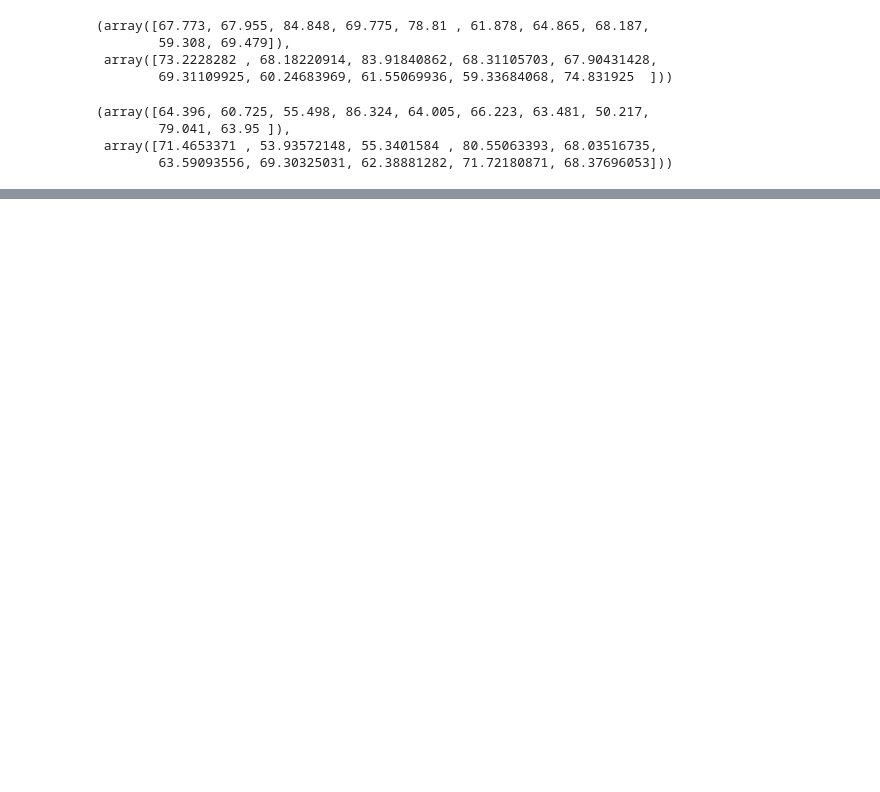
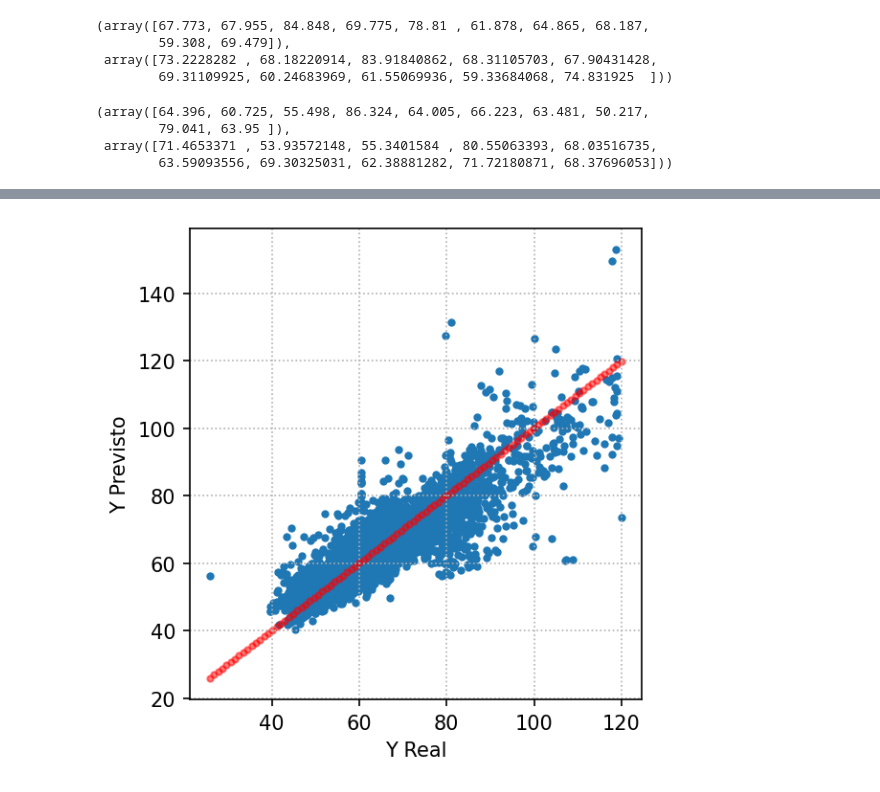
Before and after one commit to leandroneckel/aulas_data_science, a Jupyter notebook: Notebooks/Unidade 4/01_exploracao_metricas_regressao.ipynb, the cells around one changed output, grey strips where cells are left out. Drawn from its saved outputs; the diff is of its cells as text; code cells hidden in the pictures; blank space fills up the shorter version.

```diff
--- a/Notebooks/Unidade 4/01_exploracao_metricas_regressao.ipynb
+++ b/Notebooks/Unidade 4/01_exploracao_metricas_regressao.ipynb
@@ -143,0 +168,23 @@ Assim, os métodos de avaliação do modelo serão outros
+# %%
+from sklearn.preprocessing import PolynomialFeatures
+poly = PolynomialFeatures(degree=2)
+x_treino_2 = poly.fit_transform(x_treino)
+x_teste_2 = poly.transform(x_teste)
+# %%
+modelo = LinearRegression()
+modelo.fit(x_treino_2,y_treino)
+y_prev = modelo.predict(x_teste_2)
+# %%
+import numpy as np
+fig,ax = plt.subplots(1,figsize = (4,4),dpi = 150)
+ax.scatter(y_teste,y_prev,marker='.')
+y_min = min(y_teste)
+y_max = max(y_teste)
+melhor_reta = np.linspace(y_min,y_max,100)
+ax.scatter(melhor_reta,melhor_reta,marker = '.',c = 'red',alpha=0.5)
+ax.grid(ls = ':')
+ax.set_xlabel('Y Real')
+ax.set_ylabel('Y Previsto')
+plt.tight_layout()
+# %% [output]
+[figure, added]
```
Also changed, not shown: parts of 18 cells of this notebook, 6 other files.
